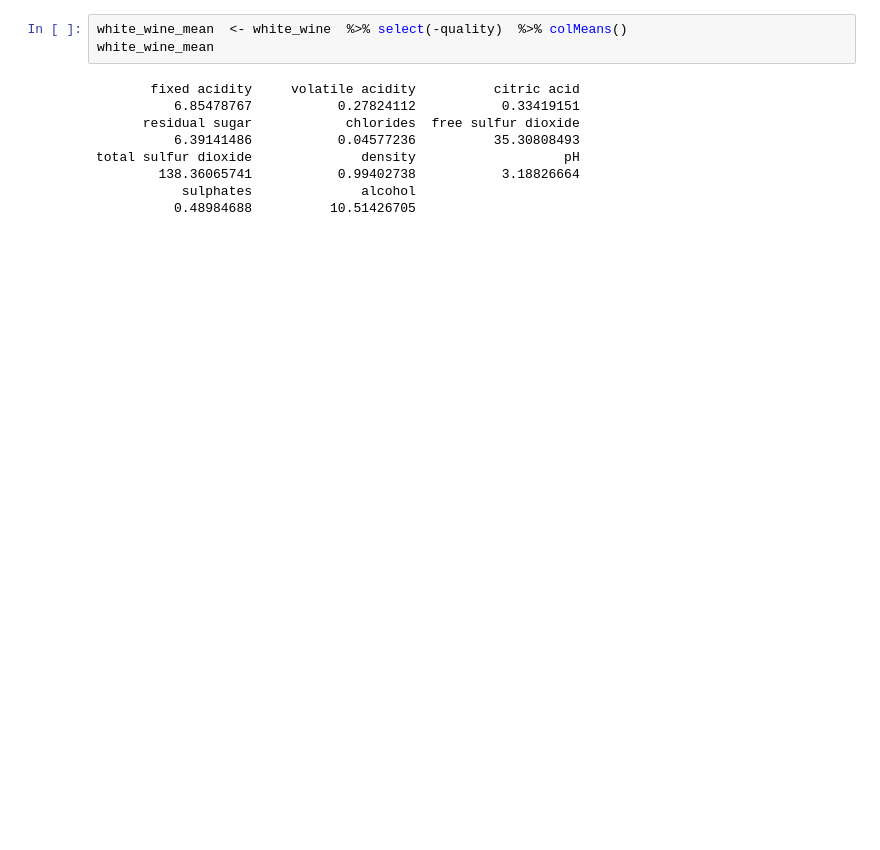
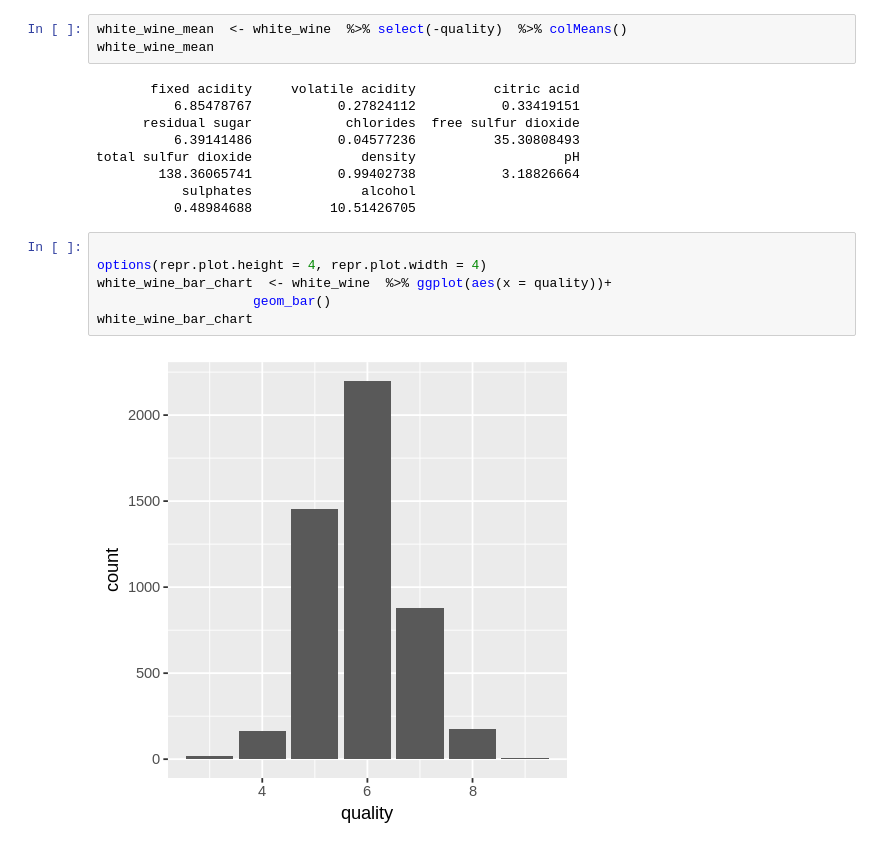
Before and after one commit to cryslee9/Predicting-Fine-Wine, a Jupyter notebook: fine_wine_analysis.ipynb, the cells around one changed output. Drawn from its saved outputs; the diff is of its cells as text; blank space fills up the shorter version.

```diff
--- a/fine_wine_analysis.ipynb
+++ b/fine_wine_analysis.ipynb
@@ -91,3 +79,11 @@ total sulfur dioxide              density                   pH
         138.36065741           0.99402738           3.18826664
            sulphates              alcohol
           0.48984688          10.51426705
+# %%
+
+options(repr.plot.height = 4, repr.plot.width = 4)
+white_wine_bar_chart  <- white_wine  %>% ggplot(aes(x = quality))+
+                    geom_bar()
+white_wine_bar_chart
+# %% [output]
+[figure, added]
```
Also changed, not shown: parts of 12 cells of this notebook.
